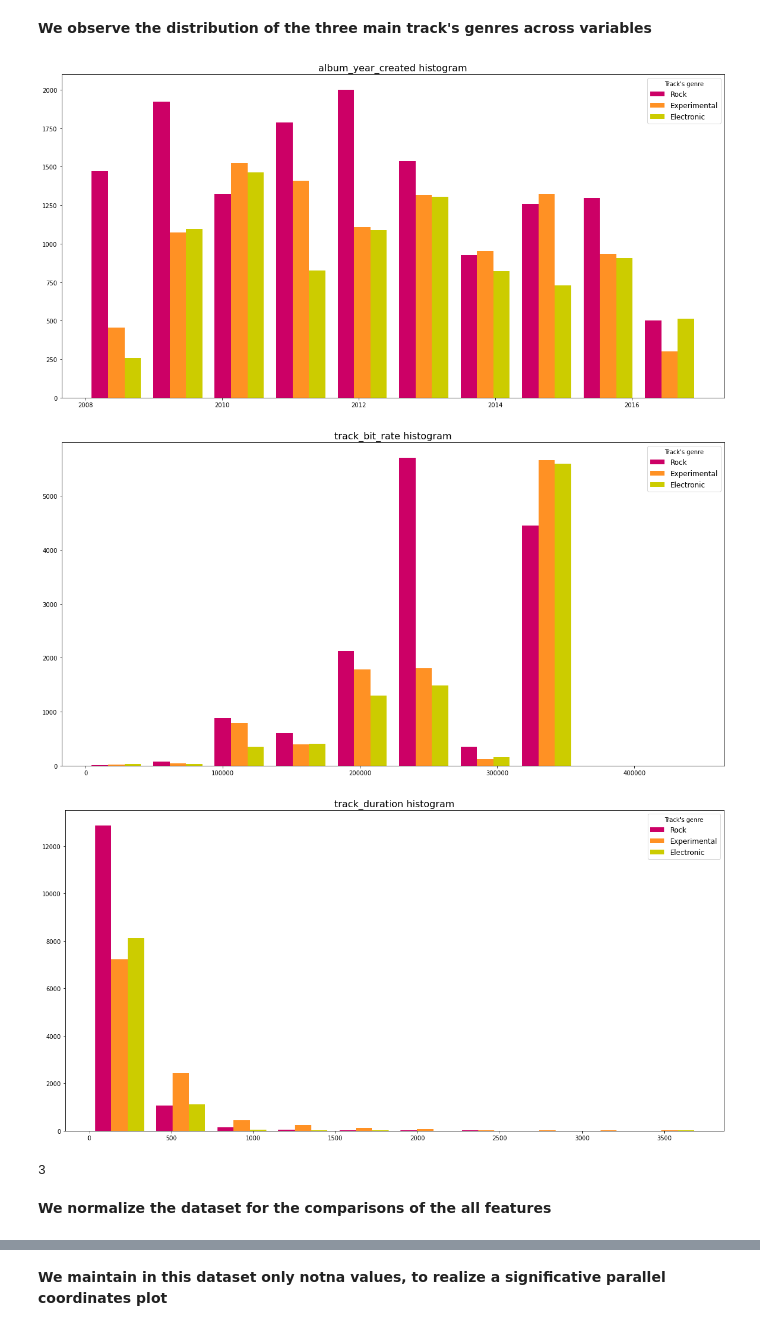
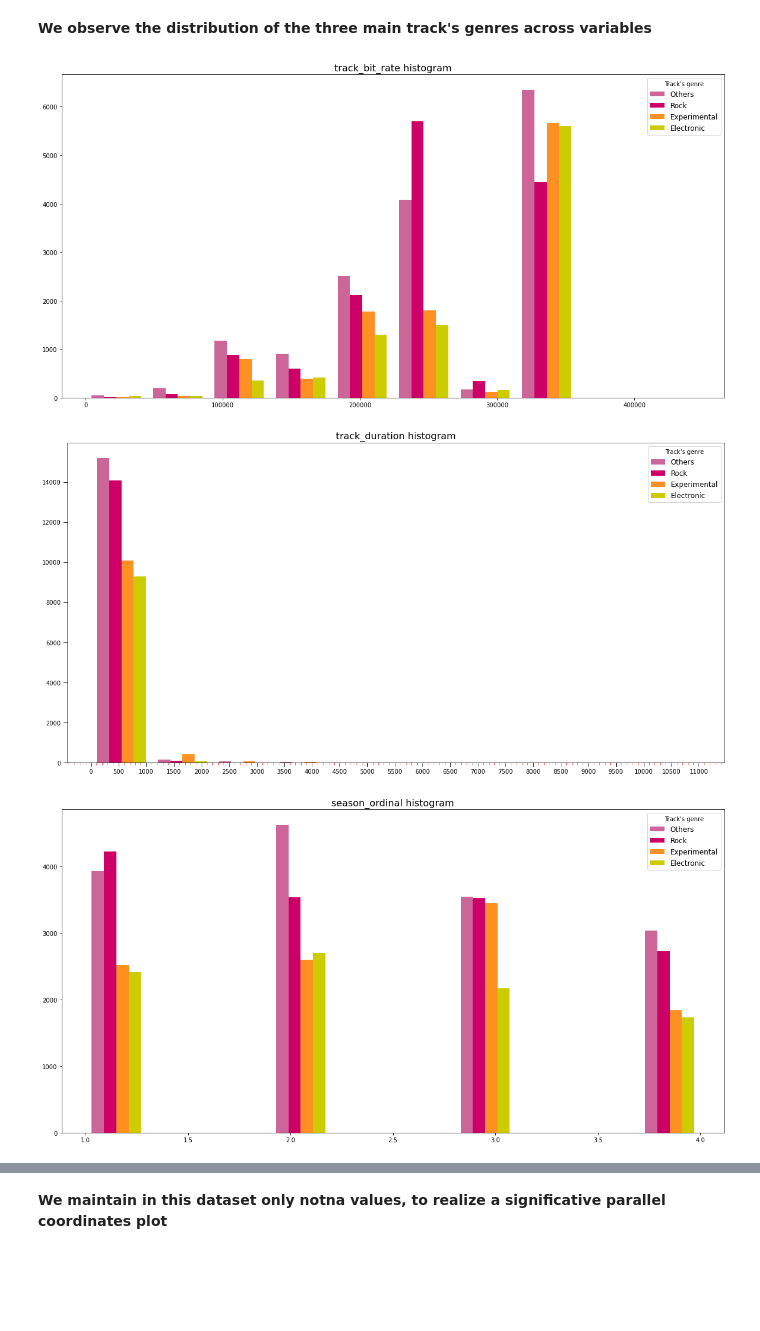
Before and after one commit to alexandrabradan/Datamining2_AdvancedTopics, a Jupyter notebook: notebook/Module_1/Music Analysis_understanding.ipynb, the cells around one changed output, grey strips where cells are left out. Saved outputs shown, nothing was run; the diff lists cells and outputs as text; code cells hidden in the pictures; blank space fills up the shorter version.

```diff
--- a/notebook/Module_1/Music Analysis_understanding.ipynb
+++ b/notebook/Module_1/Music Analysis_understanding.ipynb
@@ -737,5 +894,5 @@ df_tracks_part_reduced
 # %%
-cols = ["album_year_created", "track_bit_rate", "track_duration"]
+cols = ["album_year_created", "track_bit_rate", "track_duration", "artist_active_year_begin", "season_album_created"]
 # %% [markdown]
 <b>We drop all columns that are nonessential</b>
 # %%
@@ -759,0 +921,10 @@ memory usage: 1.3+ MB
+# %%
+season_dict = {
+    'autumn' : 1,
+    'winter' : 2,
+    'spring' : 3,
+    'summer' : 4
+}
+# %%
+df_tracks_part_reduced['season_ordinal'] = df_tracks_part_reduced.season_album_created.map(season_dict)
+df_tracks_part_reduced
@@ -760,3 +945,5 @@ memory usage: 1.3+ MB
+# %%
+cols = ["album_year_created", "track_bit_rate", "track_duration", "artist_active_year_begin", "season_ordinal"]
 # %% [markdown]
 <b>We convert the dtype of all columns except that of track's genre</b>
 # %%
@@ -780,8 +988,8 @@ memory usage: 1000.8+ KB
 # %% [markdown]
 <b>We observe the distribution of the three main track's genres across variables</b>
 # %%
-plot_distributions(df_tracks_part_reduced, 'track_genre_top', False)
+plot_distributions(df_tracks_part_reduced, 'track_genre_top', True)
 # %% [output]
-[figure, old version]
+[figure, new version]
-[figure, old version]
+[figure, new version]
-[figure, old version]
+[figure, new version]
@@ -790,5 +995,0 @@ class_column = list(df_tracks_part_reduced["track_genre_top"].values)
-# %%
-new_column_idx = df_tracks_part_reduced.columns.get_loc('track_duration')+1
-new_column_idx
-# %% [output]
-3
@@ -797,2 +995,0 @@ del df_tracks_part_reduced["track_genre_top"]
-# %% [markdown]
-<b>We normalize the dataset for the comparisons of the all features</b>
```
Also changed, not shown: parts of 216 cells of this notebook.
